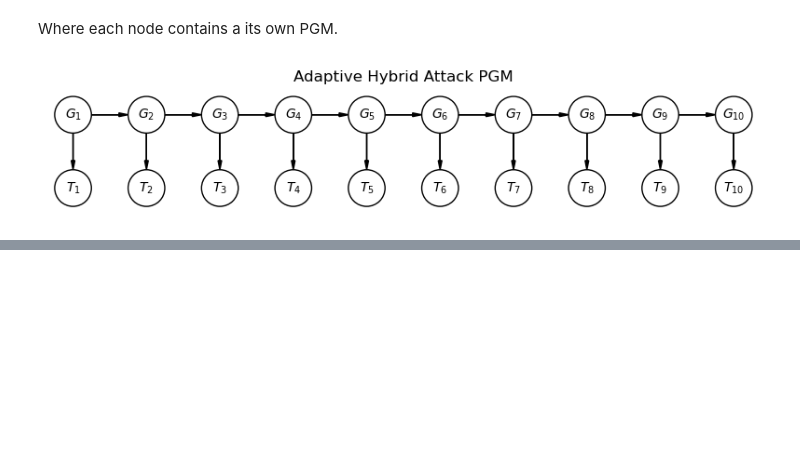
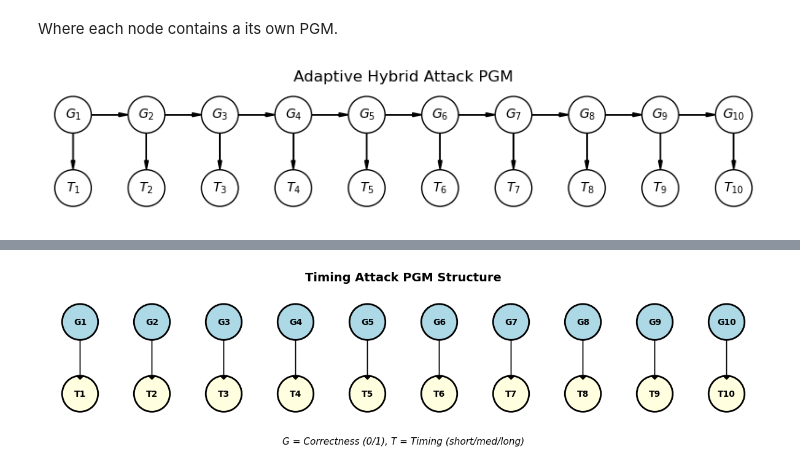
Before and after one commit to ek976/cybersecurity_pgm, a Jupyter notebook: hacking_examples_with_pgm.ipynb, the cells around one changed output, grey strips where cells are left out. Drawn from its saved outputs; the diff is of its cells as text; code cells hidden in the pictures; blank space fills up the shorter version.

```diff
--- a/hacking_examples_with_pgm.ipynb
+++ b/hacking_examples_with_pgm.ipynb
@@ -282,0 +310,92 @@ plot_adaptive_attack_pgm(use_ngrams=False)
+# %%
+# ============================================================================
+# PART 1: TIMING ATTACK
+# ============================================================================
+
+print("=" * 70)
+print("PART 1: TIMING SIDE-CHANNEL ATTACK")
+print("=" * 70)
+print("\nDemonstrating how response time reveals password structure")
+print("-" * 70)
+
+# Import timing attack components
+from timing_model import (
+    build_timing_model,
+    collect_timing_data,
+    bin_timing_measurements,
+    run_timing_inference,
+    suggest_binary_guess,
+    demo_timing_attack
+)
+from timing_plot import (
+    plot_timing_pgm_structure,
+    plot_timing_posteriors,
+    plot_timing_operational
+)
+
+# Set target password for timing attack
+target_password = "Secret123"
+print(f"\nTarget password: {target_password}")
+print(f"Password length: {len(target_password)}")
+
+# Step 1: Show PGM Structure
+print("\n1. TIMING ATTACK PGM STRUCTURE")
+print("-" * 40)
+print("Model structure: G_i → T_i")
+print("- G_i ∈ {0,1}: Position i is incorrect (0) or correct (1)")
+print("- T_i ∈ {0,1,2}: Timing observation (short/medium/long)")
+
+fig = plot_timing_pgm_structure(figsize=(12, 4))
+plt.show()
+
+# Step 2: Collect Timing Data
+print("\n2. COLLECTING TIMING DATA")
+print("-" * 40)
+print("Simulating timing measurements for progressive password guesses...")
+
+timings = collect_timing_data(target_password)
+timing_classes = bin_timing_measurements(timings)
+
+print(f"Raw timings (seconds): {[f'{t:.4f}' for t in timings[:len(target_password)]]}")
+print(f"Timing bins: {timing_classes[:len(target_password)]}")
+print("Bins: 0=short (wrong), 1=medium, 2=long (correct)")
+
+# Show operational view of timing data
+fig = plot_timing_operational(timings[:len(target_password)],
+                             secret=target_password,
+                             figsize=(12, 5))
+plt.show()
+
+# Step 3: Run Inference
+print("\n3. RUNNING TIMING INFERENCE")
+print("-" * 40)
+
+model = build_timing_model()
+posteriors = run_timing_inference(model, timing_classes)
+binary_guess = suggest_binary_guess(posteriors)
+
+print(f"Binary prediction: {binary_guess}")
+print("Interpretation: '1' = likely correct position, '0' = likely incorrect")
+
+# Show posterior probabilities
+fig = plot_timing_posteriors(posteriors,
+                            timing_classes=timing_classes,
+                            secret=target_password,
+                            figsize=(12, 6))
+plt.show()
+
+# Summary of timing attack
+print("\n4. TIMING ATTACK SUMMARY")
+print("-" * 40)
+correctness_probs = []
+for i in range(1, 11):
+    if f"G{i}" in posteriors:
+        correctness_probs.append(posteriors[f"G{i}"].values[1])
+    else:
+        correctness_probs.append(0.5)
+
+print(f"Average P(correct): {np.mean(correctness_probs):.3f}")
+print(f"Positions with high confidence (P>0.7): {sum(1 for p in correctness_probs if p > 0.7)}")
+print("\nKey insight: Timing reveals which positions are correct,")
+print("but not the actual characters!")
+# %% [output]
@@ -282,0 +417 @@ plot_adaptive_attack_pgm(use_ngrams=False)
+[figure, added]
```
Also changed, not shown: parts of 8 cells of this notebook, 6 other files.
